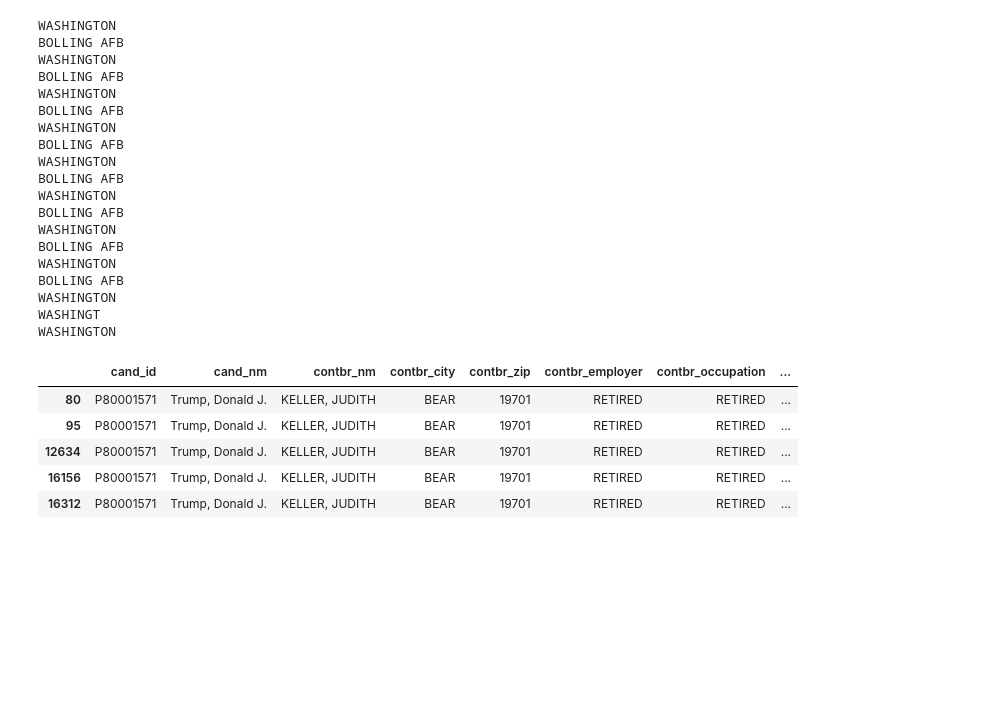
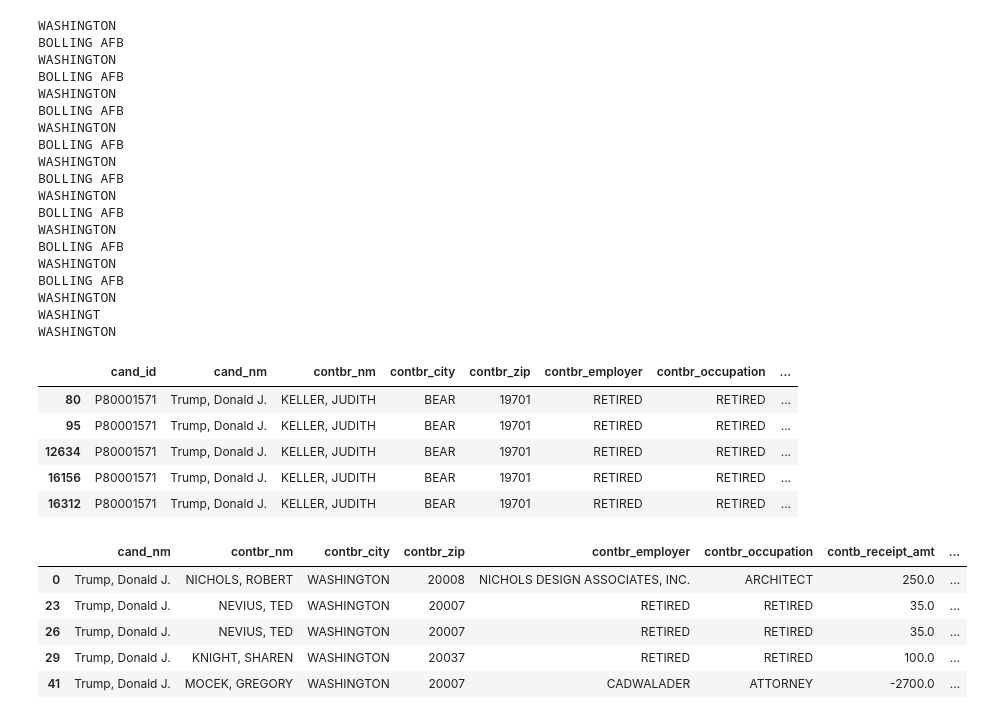
Before and after one commit to ali0003433/predict-recipient-presidential-contributions, a Jupyter notebook: 1. read-clean-explore-data.ipynb, the cells around one changed output. Drawn from its saved outputs; the diff is of its cells as text; code cells hidden in the pictures; blank space fills up the shorter version.

```diff
--- a/1. read-clean-explore-data.ipynb
+++ b/1. read-clean-explore-data.ipynb
@@ -332,12 +332,19 @@ WASHINGTON
 | 16156 | P80001571 | Trump, Donald J. | KELLER, JUDITH | BEAR | 19701 | RETIRED | RETIRED | ... |
 | 16312 | P80001571 | Trump, Donald J. | KELLER, JUDITH | BEAR | 19701 | RETIRED | RETIRED | ... |
 # %%
-df_SA17A.to_csv('indiv-contr.csv')
 df_SA17A.loc[df_SA17A.contb_receipt_amt > 2800]
 #df_SA17A.loc[df_SA17A.contbr_nm == 'DIXON, KAREN']
 #df_SA17A.loc[df_SA17A.contbr_nm == 'CHAPMAN, HILARY']
 df_SA17A.groupby(df_SA17A.contbr_nm).sum().head()
-df_SA17A = df_SA17A.drop('cand_id', axis=1);
+df_SA17A = df_SA17A.drop('cand_id', axis=1)
+df_SA17A.head()
+# %% [output]
+|  | cand_nm | contbr_nm | contbr_city | contbr_zip | contbr_employer | contbr_occupation | contb_receipt_amt | ... |
+| 0 | Trump, Donald J. | NICHOLS, ROBERT | WASHINGTON | 20008 | NICHOLS DESIGN ASSOCIATES, INC. | ARCHITECT | 250.0 | ... |
+| 23 | Trump, Donald J. | NEVIUS, TED | WASHINGTON | 20007 | RETIRED | RETIRED | 35.0 | ... |
+| 26 | Trump, Donald J. | NEVIUS, TED | WASHINGTON | 20007 | RETIRED | RETIRED | 35.0 | ... |
+| 29 | Trump, Donald J. | KNIGHT, SHAREN | WASHINGTON | 20037 | RETIRED | RETIRED | 100.0 | ... |
+| 41 | Trump, Donald J. | MOCEK, GREGORY | WASHINGTON | 20007 | CADWALADER | ATTORNEY | -2700.0 | ... |
 # %%
 # tran_id is not a unique value
 df_SA17A[df_SA17A.duplicated(subset = 'tran_id', keep=False)]
```
Also changed, not shown: parts of 8 cells of this notebook, 2 other files.
